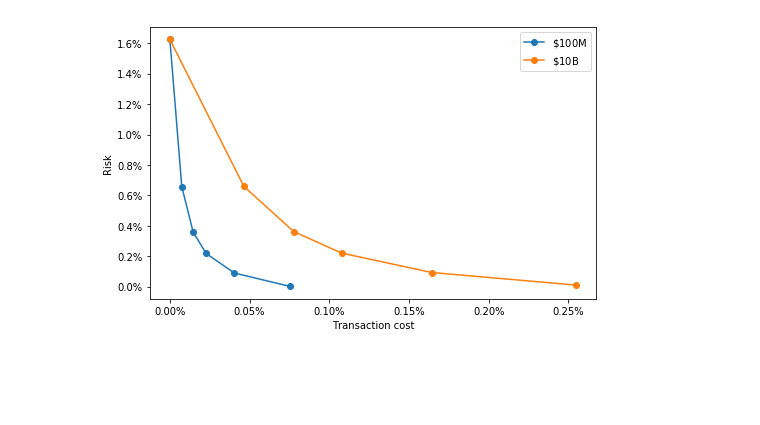
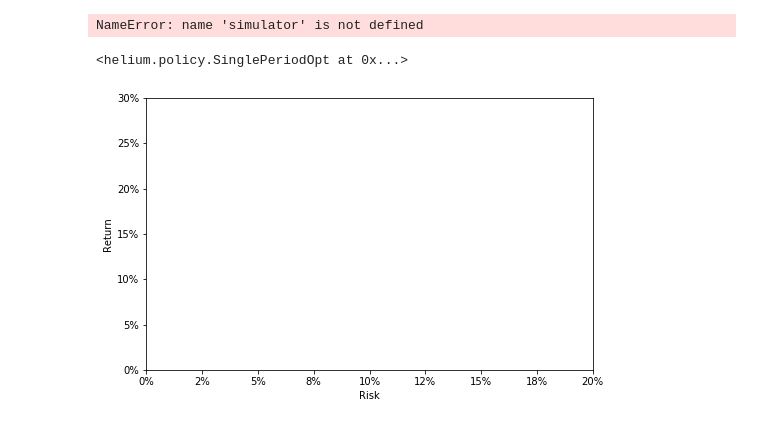
Before and after one commit to yowtzu/helium, a Jupyter notebook: examples/SinglePeriodOptimization.ipynb, the cells around one changed output. Drawn from its saved outputs; the diff is of its cells as text; code cells hidden in the pictures; blank space fills up the shorter version.

```diff
--- a/examples/SinglePeriodOptimization.ipynb
+++ b/examples/SinglePeriodOptimization.ipynb
@@ -84,7 +108,0 @@ simulator = helium.MarketSimulator(returns, volumes, costs=[tcost_model, hcost_m
-# %%
-policies = [helium.PeriodicRebalance(target=w_b, period=p) for p in ['day', 'week', 'month', 'quarter', 'year']]
-policies.append(helium.Hold())
-# %%
-res = pd.DataFrame(index=['Daily','Weekly','Monthly','Quarterly','Annually','Hold'])
-for label, fund_val in [('\$100M',1E8), ('\$10B',1E10)]:
-    res[label] = simulator.run_multi(fund_val*w_b, start_date=start_t, end_date=end_t, policies=policies, parallel=False)
@@ -186,17 +109,39 @@ table
+# %%
+import warnings
+warnings.filterwarnings('ignore')
+results.update(dict(zip(policies.keys(), simulator.mu(1E8*w_b, start_time=start_t,end_time=end_t,
+                                              policies=policies.values(), parallel=True))))
+# %% [output]
+NameError: name 'simulator' is not defined
+# %%
+policies[(0.1, 1)]
+# %% [output]
+<helium.policy.SinglePeriodOpt at 0x...>
+# %%
+result_df_coarse=pd.DataFrame()
+for k in results:
+    if k[0] in gamma_risks_coarse and k[1] in gamma_tcosts_coarse:
+        result_df_coarse.loc[k[0], k[1]] = results[k]
+
+result_df = result_df_coarse.loc[sorted(result_df_coarse.index), sorted(result_df_coarse.columns)]
 # %%
 plt.figure(figsize=(8,5))
-for v1 in table.index.levels[0][:]:
-    x = table.loc[v1]['Trans. costs']
-    y = table.loc[v1]['Active risk']
-    plt.plot(np.array(x),np.array(y), 'o-', label='$%s\mathrm{%s}$'%(v1[:-1],v1[-1:]))
-plt.legend(loc='upper right')
-plt.xlabel('Transaction cost')
-plt.ylabel('Risk')
+for gamma_tcost in result_df.columns:
+    x=[el.excess_returns.std()*100*np.sqrt(250) for el in result_df[gamma_tcost]]
+    y=[el.excess_returns.mean()*100*250 for el in result_df[gamma_tcost]]
+    plt.plot(np.array(x),np.array(y), '.-', label='$\gamma^\mathrm{trade} = %g$'%gamma_tcost)
+plt.legend(loc='lower right')
+plt.xlabel('Risk')
+plt.ylabel('Return')
+plt.xlim([0,20])
+plt.ylim([0,30])
+
 
 import matplotlib.ticker as mtick
 ax = plt.gca()
-ax.xaxis.set_major_formatter(mtick.FormatStrFormatter('%.2f%%'))
-ax.yaxis.set_major_formatter(mtick.FormatStrFormatter('%.1f%%'))
-#plt.savefig(plotdir+'basic_frontier.png')
+ax.xaxis.set_major_formatter(mtick.FormatStrFormatter('%.0f%%'))
+ax.yaxis.set_major_formatter(mtick.FormatStrFormatter('%.0f%%'))
+
+#plt.savefig(plotdir+'spo_riskrewardfrontier.png')
 # %% [output]
-[figure, old version]
+[figure, new version]
```
Also changed, not shown: parts of 23 cells of this notebook, 4 other files.
